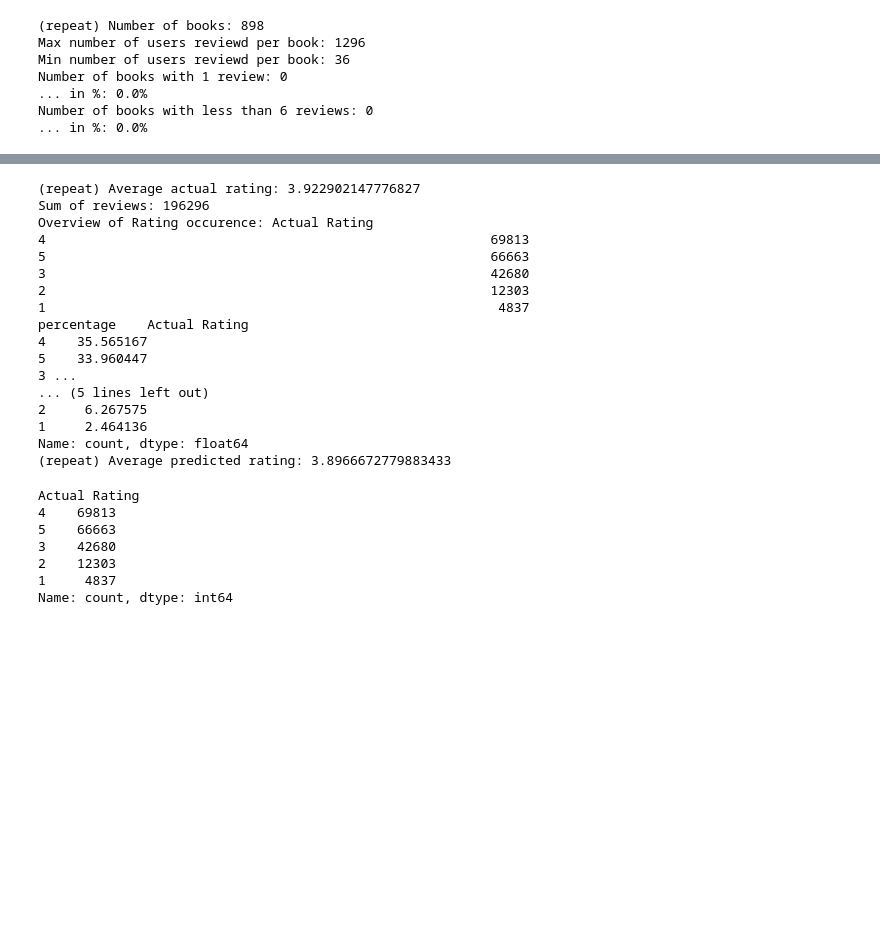
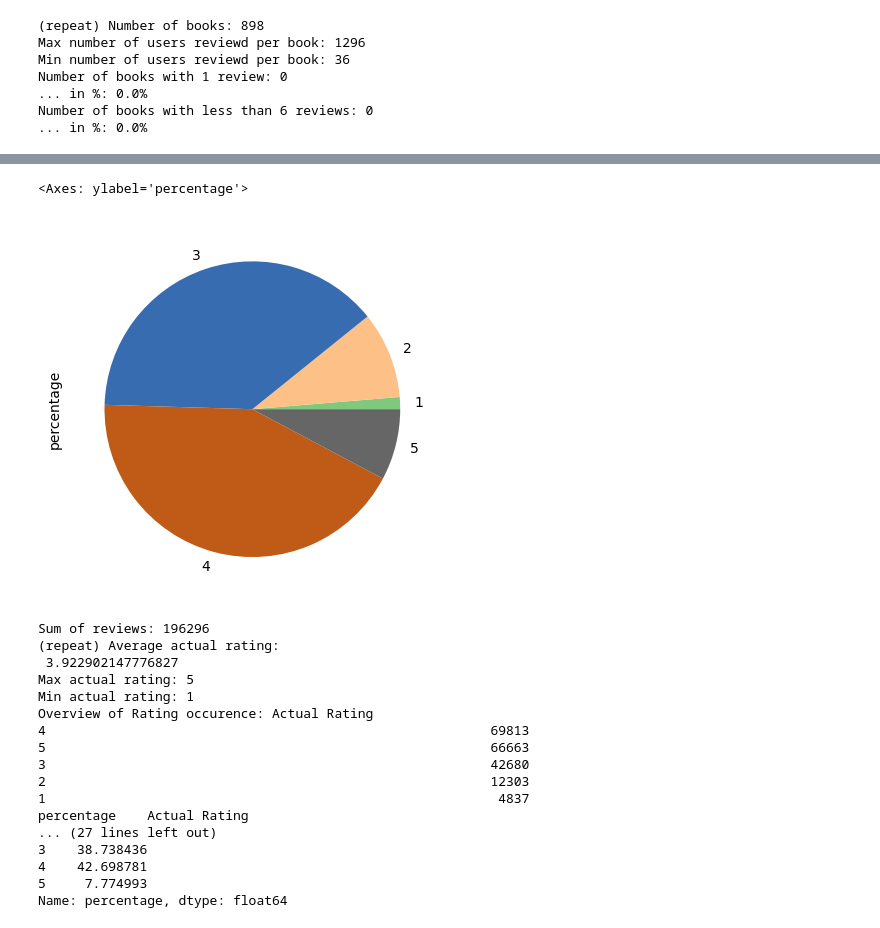
Before and after one commit to LeaKleemann/HA_MaschinellesLernen_MADS23oB, a Jupyter notebook: dataexploration.ipynb, the cells around one changed output, grey strips where cells are left out. Drawn from its saved outputs; the diff is of its cells as text; code cells hidden in the pictures; blank space fills up the shorter version.

```diff
--- a/dataexploration.ipynb
+++ b/dataexploration.ipynb
@@ -114,0 +117,12 @@ reviewvaluecountsdf["percentage"]=reviewvaluecountsdf.transform(func=lambda x:x/
+# %%
+reviewvaluecountsdf=reviewdf["Actual Rating"].value_counts()
+reviewssum=reviewvaluecountsdf.sum()
+reviewvaluecountsdf["percentage"]=reviewvaluecountsdf.transform(func=lambda x:x/reviewssum*100,axis=0) #50+% at rating of more than 3
+
+predvaluecountsdf=reviewdf["Predicted Rating"].value_counts()
+predvaluecountsdf["percentage"]=predvaluecountsdf.transform(func=lambda x:x/reviewssum*100,axis=0)
+
+bins=[1,2,3,4,5,6] #
+hist, edges = np.histogram(reviewdf["Predicted Rating"],bins=bins,density=False)
+predbinsvaluecountsdf=pd.DataFrame(hist,index=bins[:-1],columns=["PredictedRating_count"])
+predbinsvaluecountsdf["percentage"]=predbinsvaluecountsdf.transform(func=lambda x:x/reviewssum*100,axis=0)
@@ -115,13 +136,30 @@ reviewvaluecountsdf["percentage"]=reviewvaluecountsdf.transform(func=lambda x:x/
+# %%
+predbinsvaluecountsdf.percentage.plot(kind='pie',colormap='Accent')
+# %% [output]
+<Axes: ylabel='percentage'>
+[figure, added]
 # %%
-print(f"(repeat) Average actual rating: {reviewdf["Actual Rating"].mean()}")
 print(f"Sum of reviews: {reviewssum}")
+
+print(f"(repeat) Average actual rating: \n {reviewdf["Actual Rating"].mean()}")
+print(f"Max actual rating: {reviewdf["Actual Rating"].max()}")
+print(f"Min actual rating: {reviewdf["Actual Rating"].min()}")
 print(f"Overview of Rating occurence: {reviewvaluecountsdf}")
-print(f"... in percentage: {reviewvaluecountsdf["percentage"]}") # comparatively few bad reviews
-
+print(f"... in percentage: \n {reviewvaluecountsdf["percentage"]}") # comparatively few bad reviews
+print("________________ \n")
 print(f"(repeat) Average predicted rating: {reviewdf["Predicted Rating"].mean()}")
+print(f"Max predicted rating: {reviewdf["Predicted Rating"].max()}")
+print(f"Min predicted rating: {reviewdf["Predicted Rating"].min()}")
+# print(f"Overview of Rating occurence: {predvaluecountsdf}") # continuous values
+# print(f"... in percentage: \n {predvaluecountsdf["percentage"]}") # continuous values, try binning
+print(f"Overview of Rating occurence: \n {predbinsvaluecountsdf["PredictedRating_count"]}")
+print(f"... in percentage: \n {predbinsvaluecountsdf["percentage"]}")
 # %% [output]
-(repeat) Average actual rating: 3.922902147776827
 Sum of reviews: 196296
+(repeat) Average actual rating:
+ 3.922902147776827
+Max actual rating: 5
+Min actual rating: 1
 Overview of Rating occurence: Actual Rating
 4                                                         69813
 5                                                         66663
@@ -129,21 +167,8 @@ Overview of Rating occurence: Actual Rating
 2                                                         12303
 1                                                          4837
 percentage    Actual Rating
-4    35.565167
-5    33.960447
-3 ...
-... (5 lines left out)
-2     6.267575
-1     2.464136
-Name: count, dtype: float64
-(repeat) Average predicted rating: 3.8966672779883433
+... (27 lines left out)
+3    38.738436
+4    42.698781
+5     7.774993
+Name: percentage, dtype: float64
-# %%
-reviewvaluecountsdf
-# %% [output]
-Actual Rating
-4    69813
-5    66663
-3    42680
-2    12303
-1     4837
-Name: count, dtype: int64
```
Also changed, not shown: parts of 12 cells of this notebook.
